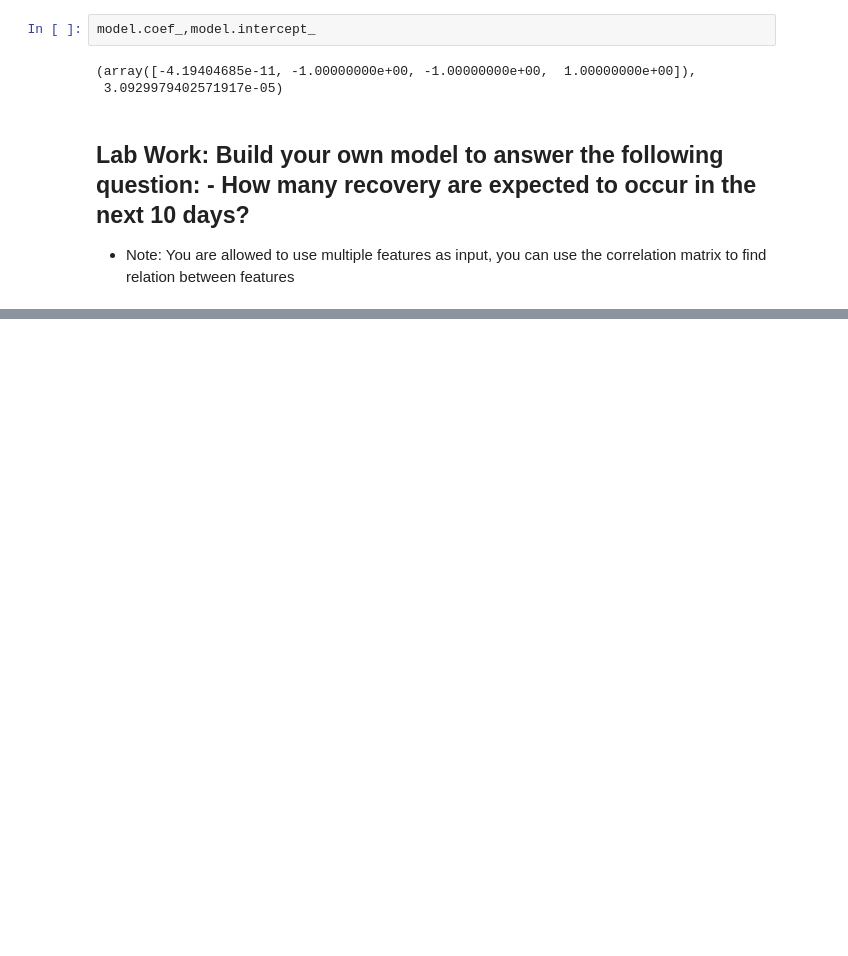
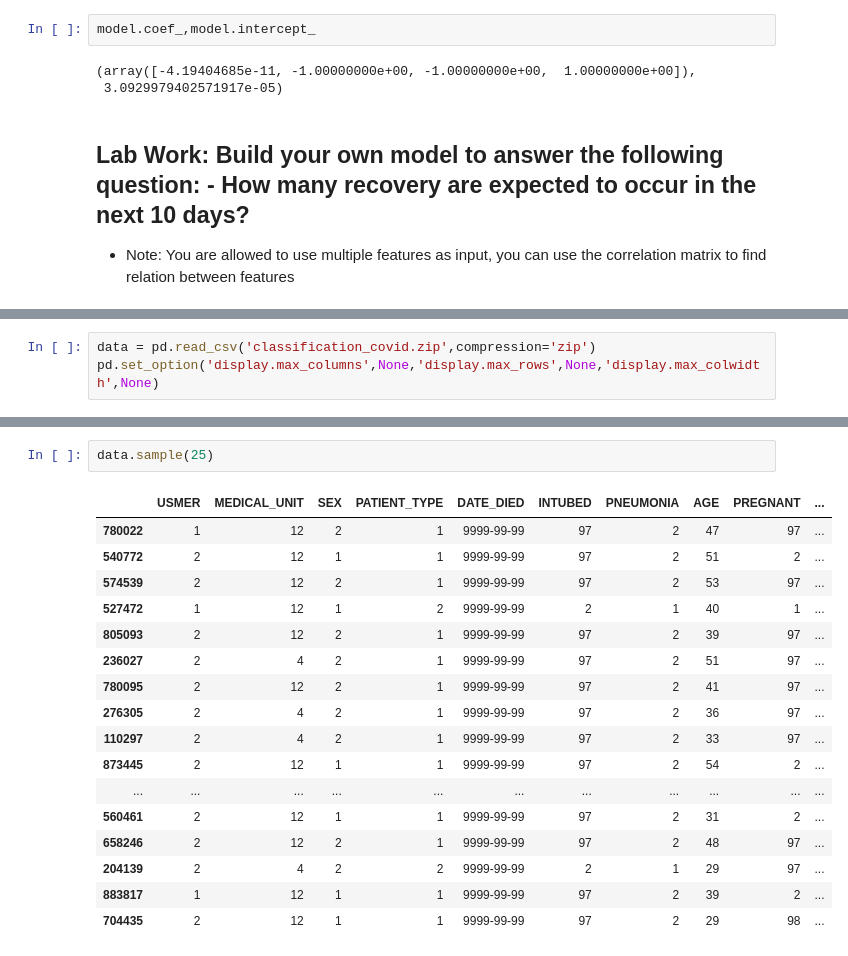
Before and after one commit to AIBabyTeaching/ML-Material, a Jupyter notebook: ALL_WEEKS.ipynb, the cells around one changed output, grey strips where cells are left out. Saved outputs shown, nothing was run; the diff lists cells and outputs as text; blank space fills up the shorter version.

```diff
--- a/ALL_WEEKS.ipynb
+++ b/ALL_WEEKS.ipynb
@@ -402,0 +521,3 @@ model.coef_,model.intercept_
+# %%
+data = pd.read_csv('classification_covid.zip',compression='zip')
+pd.set_option('display.max_columns',None,'display.max_rows',None,'display.max_colwidth',None)
@@ -402,0 +544,20 @@ model.coef_,model.intercept_
+# %%
+data.sample(25)
+# %% [output]
+|  | USMER | MEDICAL_UNIT | SEX | PATIENT_TYPE | DATE_DIED | INTUBED | PNEUMONIA | AGE | PREGNANT | ... |
+| 780022 | 1 | 12 | 2 | 1 | 9999-99-99 | 97 | 2 | 47 | 97 | ... |
+| 540772 | 2 | 12 | 1 | 1 | 9999-99-99 | 97 | 2 | 51 | 2 | ... |
+| 574539 | 2 | 12 | 2 | 1 | 9999-99-99 | 97 | 2 | 53 | 97 | ... |
+| 527472 | 1 | 12 | 1 | 2 | 9999-99-99 | 2 | 1 | 40 | 1 | ... |
+| 805093 | 2 | 12 | 2 | 1 | 9999-99-99 | 97 | 2 | 39 | 97 | ... |
+| 236027 | 2 | 4 | 2 | 1 | 9999-99-99 | 97 | 2 | 51 | 97 | ... |
+| 780095 | 2 | 12 | 2 | 1 | 9999-99-99 | 97 | 2 | 41 | 97 | ... |
+| 276305 | 2 | 4 | 2 | 1 | 9999-99-99 | 97 | 2 | 36 | 97 | ... |
+| 110297 | 2 | 4 | 2 | 1 | 9999-99-99 | 97 | 2 | 33 | 97 | ... |
+| 873445 | 2 | 12 | 1 | 1 | 9999-99-99 | 97 | 2 | 54 | 2 | ... |
+| ... | ... | ... | ... | ... | ... | ... | ... | ... | ... | ... |
+| 560461 | 2 | 12 | 1 | 1 | 9999-99-99 | 97 | 2 | 31 | 2 | ... |
+| 658246 | 2 | 12 | 2 | 1 | 9999-99-99 | 97 | 2 | 48 | 97 | ... |
+| 204139 | 2 | 4 | 2 | 2 | 9999-99-99 | 2 | 1 | 29 | 97 | ... |
+| 883817 | 1 | 12 | 1 | 1 | 9999-99-99 | 97 | 2 | 39 | 2 | ... |
+| 704435 | 2 | 12 | 1 | 1 | 9999-99-99 | 97 | 2 | 29 | 98 | ... |
```
Also changed, not shown: parts of 22 cells of this notebook.
